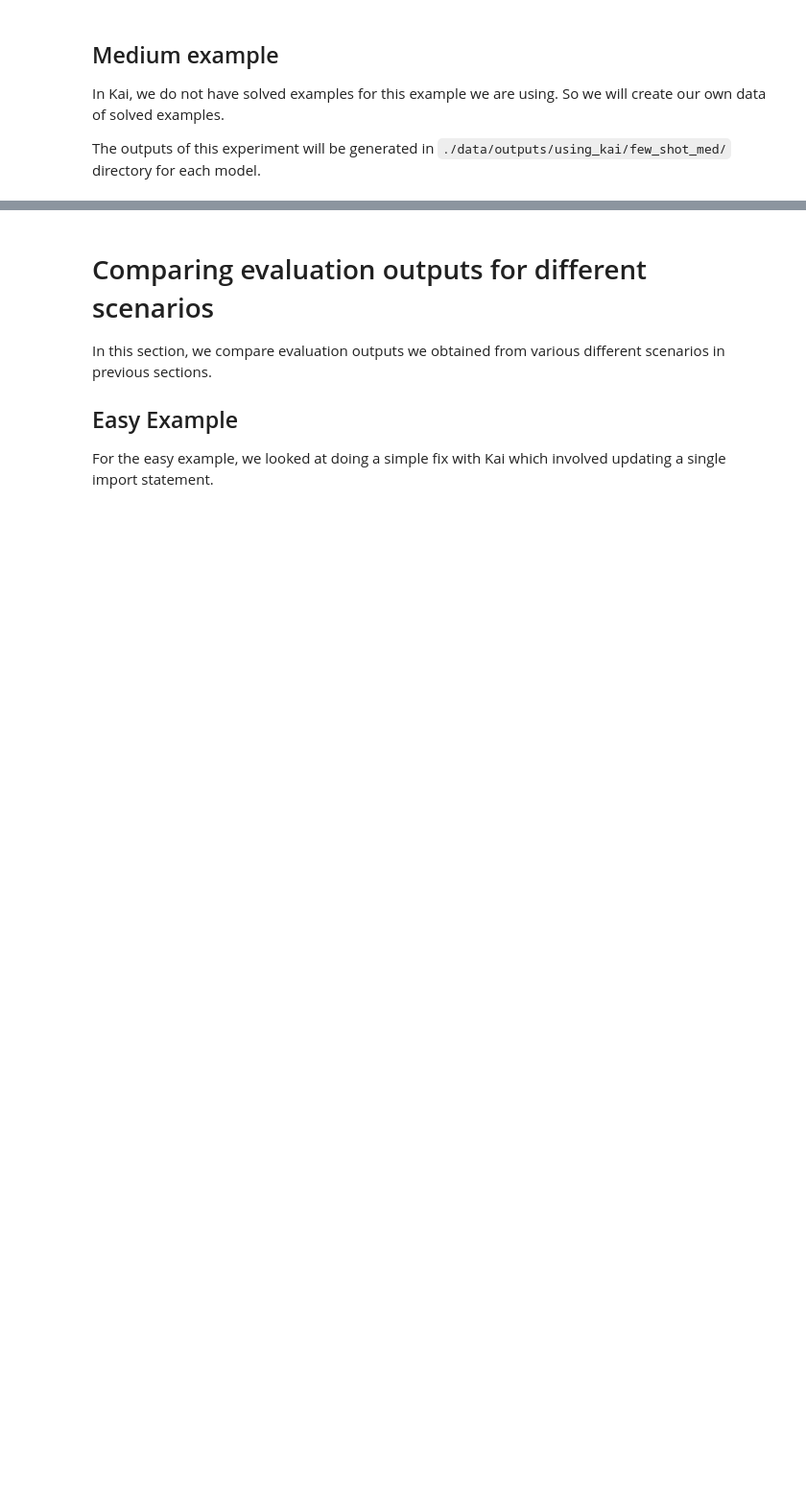
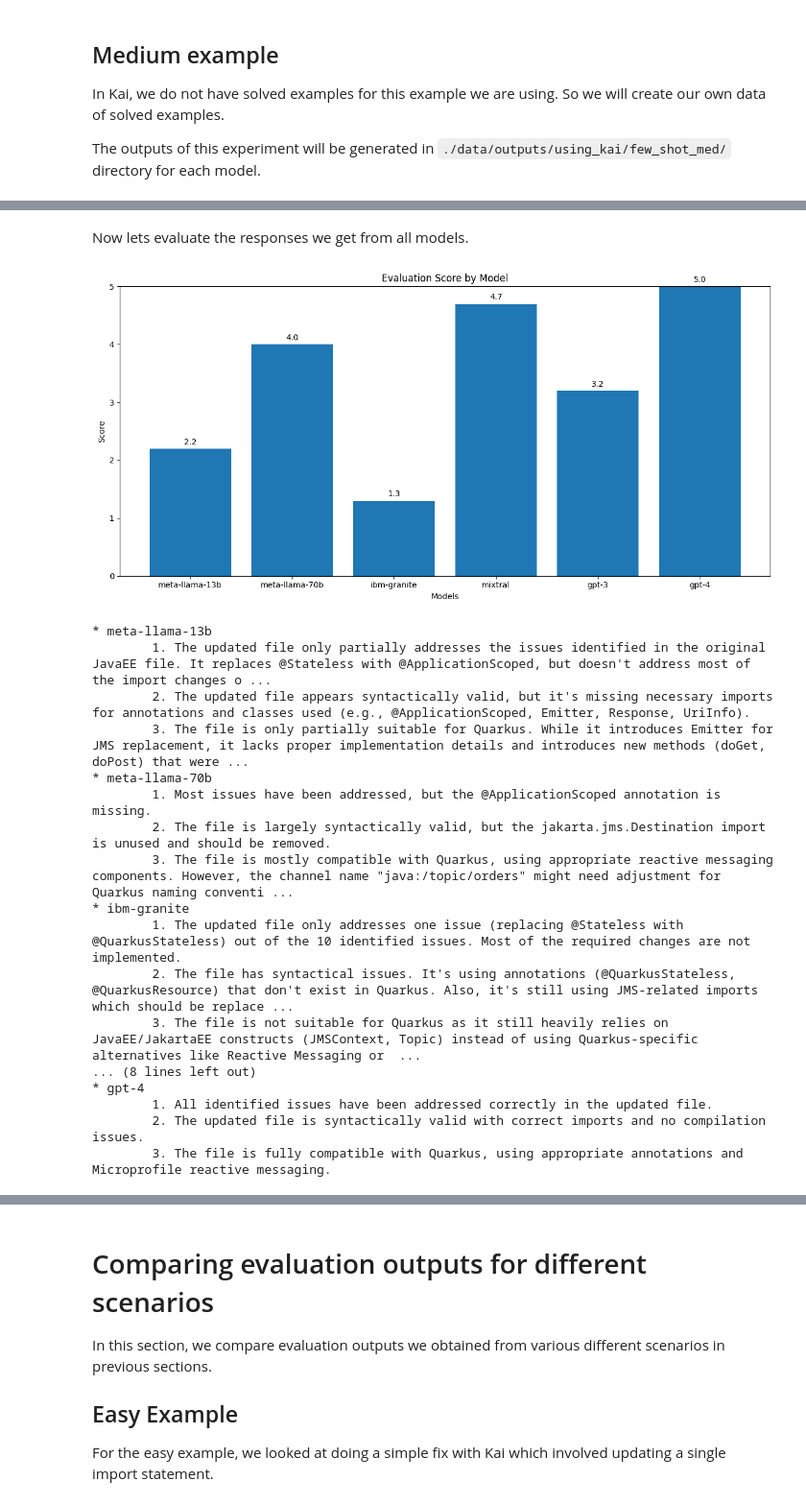
Before and after one commit to konveyor/kai, a Jupyter notebook: notebooks/evaluation/01.coolstore.ipynb, the cells around one changed output, grey strips where cells are left out. Shown: that part at 96% size. Drawn from its saved outputs; the diff is of its cells as text; code cells hidden in the pictures; blank space fills up the shorter version.

```diff
--- a/notebooks/evaluation/01.coolstore.ipynb
+++ b/notebooks/evaluation/01.coolstore.ipynb
@@ -837,0 +866,2 @@ for model in KAI_FIX_MODELS:
+# %% [markdown]
+Now lets evaluate the responses we get from all models.
@@ -837,0 +870,21 @@ for model in KAI_FIX_MODELS:
+# %%
+plot_chart_and_print_reasoning(few_shot_med_eval_output)
+# %% [output]
+[figure, added]
+* meta-llama-13b
+        1. The updated file only partially addresses the issues identified in the original JavaEE file. It replaces @Stateless with @ApplicationScoped, but doesn't address most of the import changes o ...
+        2. The updated file appears syntactically valid, but it's missing necessary imports for annotations and classes used (e.g., @ApplicationScoped, Emitter, Response, UriInfo).
+        3. The file is only partially suitable for Quarkus. While it introduces Emitter for JMS replacement, it lacks proper implementation details and introduces new methods (doGet, doPost) that were ...
+* meta-llama-70b
+        1. Most issues have been addressed, but the @ApplicationScoped annotation is missing.
+        2. The file is largely syntactically valid, but the jakarta.jms.Destination import is unused and should be removed.
+        3. The file is mostly compatible with Quarkus, using appropriate reactive messaging components. However, the channel name "java:/topic/orders" might need adjustment for Quarkus naming conventi ...
+* ibm-granite
+        1. The updated file only addresses one issue (replacing @Stateless with @QuarkusStateless) out of the 10 identified issues. Most of the required changes are not implemented.
+        2. The file has syntactical issues. It's using annotations (@QuarkusStateless, @QuarkusResource) that don't exist in Quarkus. Also, it's still using JMS-related imports which should be replace ...
+        3. The file is not suitable for Quarkus as it still heavily relies on JavaEE/JakartaEE constructs (JMSContext, Topic) instead of using Quarkus-specific alternatives like Reactive Messaging or  ...
+... (8 lines left out)
+* gpt-4
+        1. All identified issues have been addressed correctly in the updated file.
+        2. The updated file is syntactically valid with correct imports and no compilation issues.
+        3. The file is fully compatible with Quarkus, using appropriate annotations and Microprofile reactive messaging.
```
Also changed, not shown: parts of 16 cells of this notebook, 1 other file.
